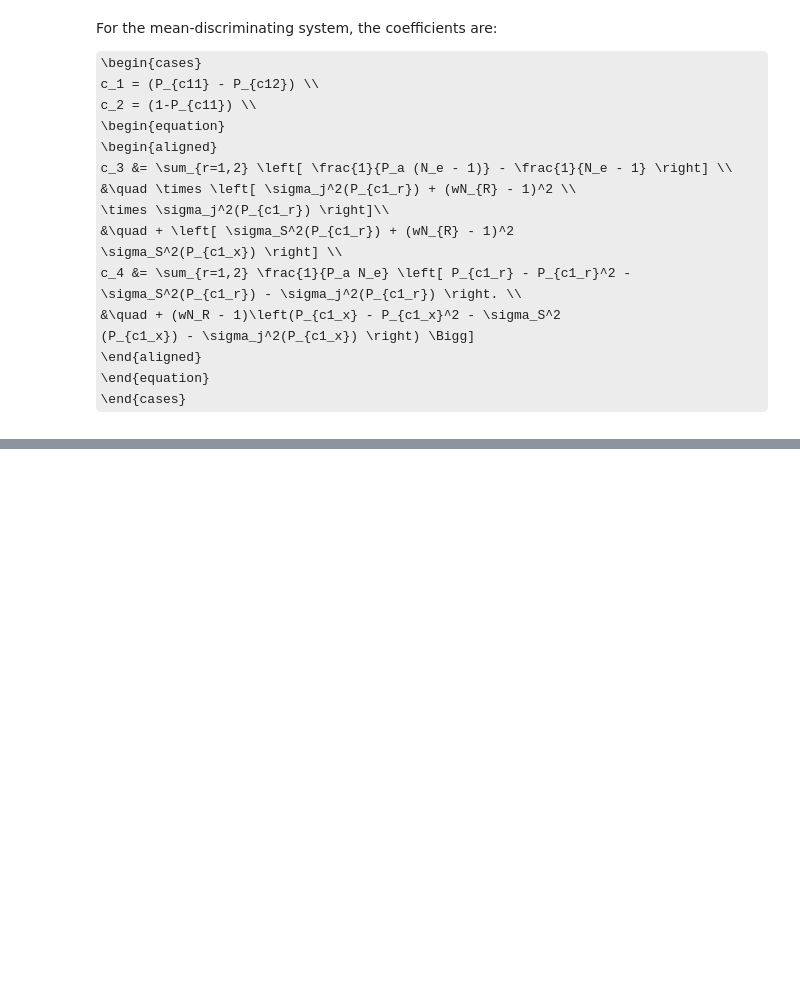
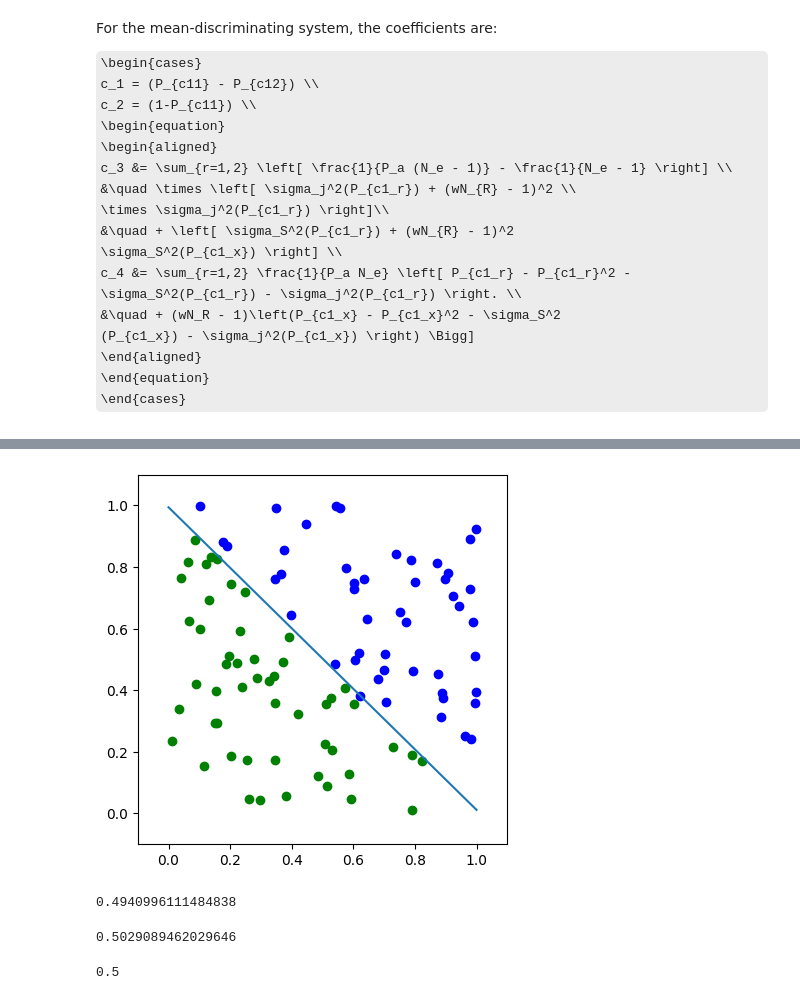
Before and after one commit to jasonheesanglee/theoretical_study, a Jupyter notebook: Research Paper Implementation/Single Layer Perceptron/Single Layer Perceptron.ipynb, the cells around one changed output, grey strips where cells are left out. Drawn from its saved outputs; the diff is of its cells as text; code cells hidden in the pictures; some formulas as TeX source; blank space fills up the shorter version.

```diff
--- a/Research Paper Implementation/Single Layer Perceptron/Single Layer Perceptron.ipynb
+++ b/Research Paper Implementation/Single Layer Perceptron/Single Layer Perceptron.ipynb
@@ -286,0 +335,49 @@ c_2 = (1-P_{c11}) \\
+# %%
+%matplotlib inline
+from time import sleep
+
+plt.figure(0)
+plt.ylim(-0.1, 1.1)
+plt.xlim(-0.1, 1.1)
+ax = plt.gca()
+ax.set_aspect('equal', adjustable='box')
+
+xx = np.linspace(0, 1, 50)
+for i in range(epoch):
+    cnt = 0
+    for x, y in training_set:
+        clear_output(wait=True)
+        u = sum(x*w)
+        error = y-step_function(u)
+        for index, value in enumerate(x):
+            w[index] = w[index] + lr*error*value
+
+        for xs, ys in training_set[0:cnt]:
+            plt.ylim(-0.1, 1.1)
+            plt.xlim(-0.1, 1.1)
+            ax = plt.gca()
+            ax.set_aspect('equal', adjustable='box')
+
+            if ys == 1:
+                plt.plot(xs[0], xs[1], 'bo')
+            else:
+                plt.plot(xs[0], xs[1], 'go')
+        yy = -w[1]/w[0] * xx + threshold/w[0] # <== w[0] * yy + w[1] * xx = threshold
+        plt.plot(xx, yy)
+        plt.show()
+        cnt = cnt  + 1
+        sleep(0.01)
+# %% [output]
+[figure, added]
+# %%
+w[1]
+# %% [output]
+0.4940996111484838
+# %%
+w[0]
+# %% [output]
+0.5029089462029646
+# %%
+threshold
+# %% [output]
+0.5
```
Also changed, not shown: parts of 9 cells of this notebook, 1 other file.
